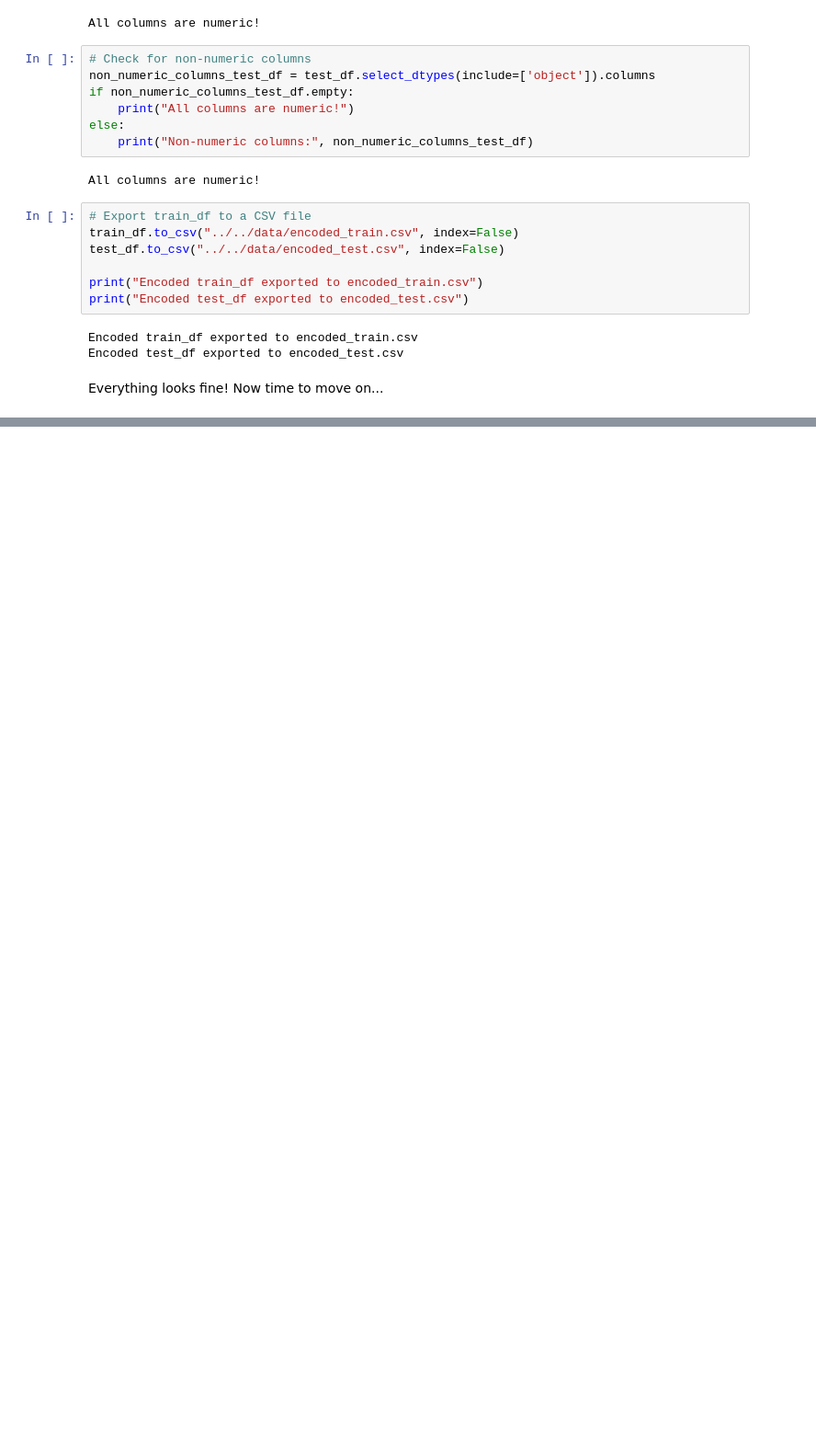
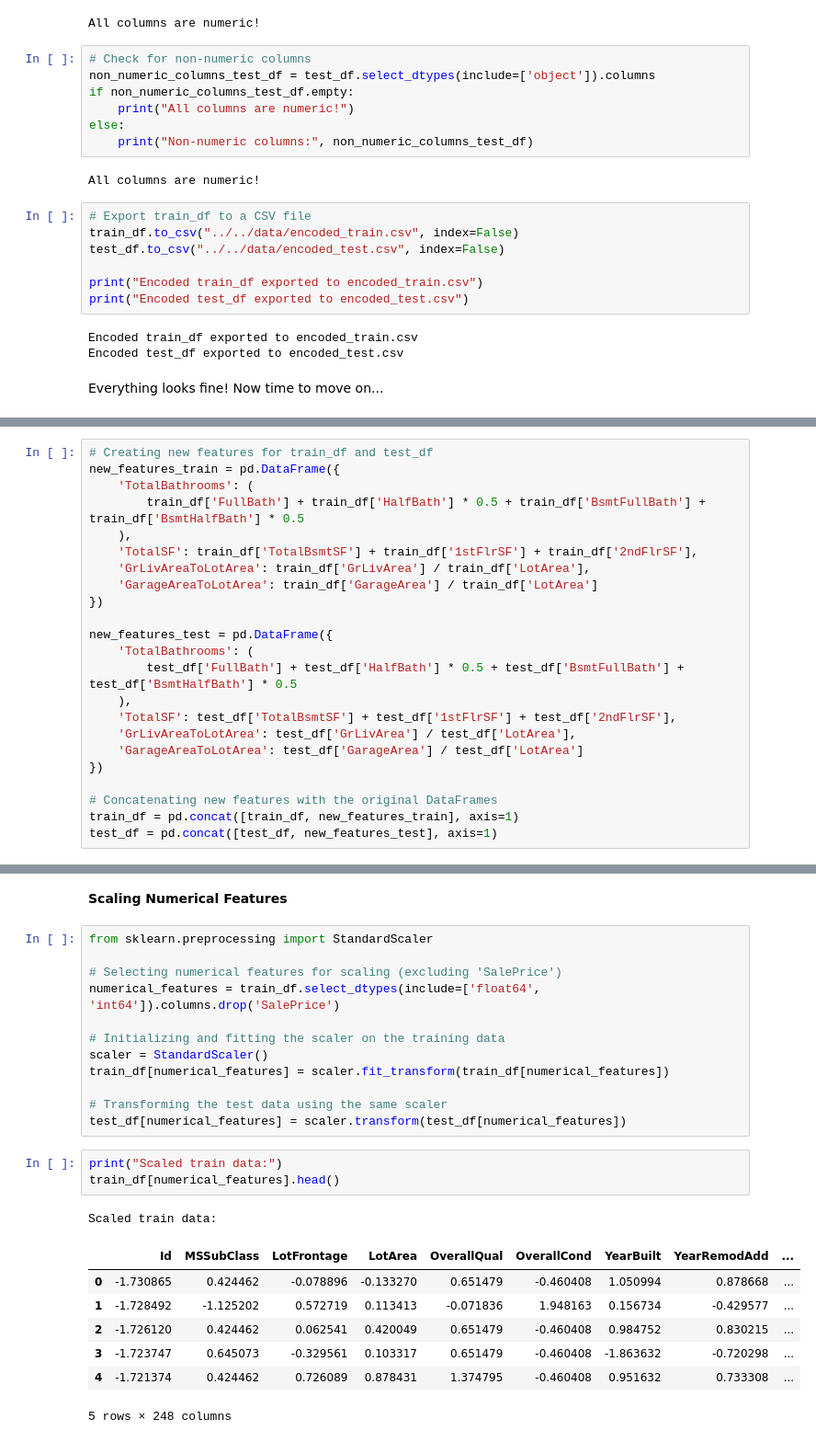
Before and after one commit to otuemre/HousePricingML, a Jupyter notebook: src/notebooks/NeuralNetworks.ipynb, the cells around one changed output, grey strips where cells are left out. Shown at 92% size. Saved outputs shown, nothing was run; the diff lists cells and outputs as text; blank space fills up the shorter version.

Commit message:
Do feature engineering to test and train data

```diff
--- a/src/notebooks/NeuralNetworks.ipynb
+++ b/src/notebooks/NeuralNetworks.ipynb
@@ -280,0 +332,23 @@ Everything looks fine! Now time to move on...
+# %%
+# Creating new features for train_df and test_df
+new_features_train = pd.DataFrame({
+    'TotalBathrooms': (
+        train_df['FullBath'] + train_df['HalfBath'] * 0.5 + train_df['BsmtFullBath'] + train_df['BsmtHalfBath'] * 0.5
+    ),
+    'TotalSF': train_df['TotalBsmtSF'] + train_df['1stFlrSF'] + train_df['2ndFlrSF'],
+    'GrLivAreaToLotArea': train_df['GrLivArea'] / train_df['LotArea'],
+    'GarageAreaToLotArea': train_df['GarageArea'] / train_df['LotArea']
+})
+
+new_features_test = pd.DataFrame({
+    'TotalBathrooms': (
+        test_df['FullBath'] + test_df['HalfBath'] * 0.5 + test_df['BsmtFullBath'] + test_df['BsmtHalfBath'] * 0.5
+    ),
+    'TotalSF': test_df['TotalBsmtSF'] + test_df['1stFlrSF'] + test_df['2ndFlrSF'],
+    'GrLivAreaToLotArea': test_df['GrLivArea'] / test_df['LotArea'],
+    'GarageAreaToLotArea': test_df['GarageArea'] / test_df['LotArea']
+})
+
+# Concatenating new features with the original DataFrames
+train_df = pd.concat([train_df, new_features_train], axis=1)
+test_df = pd.concat([test_df, new_features_test], axis=1)
@@ -280,0 +378,26 @@ Everything looks fine! Now time to move on...
+# %% [markdown]
+**Scaling Numerical Features**
+# %%
+from sklearn.preprocessing import StandardScaler
+
+# Selecting numerical features for scaling (excluding 'SalePrice')
+numerical_features = train_df.select_dtypes(include=['float64', 'int64']).columns.drop('SalePrice')
+
+# Initializing and fitting the scaler on the training data
+scaler = StandardScaler()
+train_df[numerical_features] = scaler.fit_transform(train_df[numerical_features])
+
+# Transforming the test data using the same scaler
+test_df[numerical_features] = scaler.transform(test_df[numerical_features])
+# %%
+print("Scaled train data:")
+train_df[numerical_features].head()
+# %% [output]
+Scaled train data:
+|  | Id | MSSubClass | LotFrontage | LotArea | OverallQual | OverallCond | YearBuilt | YearRemodAdd | ... |
+| 0 | -1.730865 | 0.424462 | -0.078896 | -0.133270 | 0.651479 | -0.460408 | 1.050994 | 0.878668 | ... |
+| 1 | -1.728492 | -1.125202 | 0.572719 | 0.113413 | -0.071836 | 1.948163 | 0.156734 | -0.429577 | ... |
+| 2 | -1.726120 | 0.424462 | 0.062541 | 0.420049 | 0.651479 | -0.460408 | 0.984752 | 0.830215 | ... |
+| 3 | -1.723747 | 0.645073 | -0.329561 | 0.103317 | 0.651479 | -0.460408 | -1.863632 | -0.720298 | ... |
+| 4 | -1.721374 | 0.424462 | 0.726089 | 0.878431 | 1.374795 | -0.460408 | 0.951632 | 0.733308 | ... |
+5 rows × 248 columns
```
Also changed, not shown: parts of 11 cells of this notebook.
